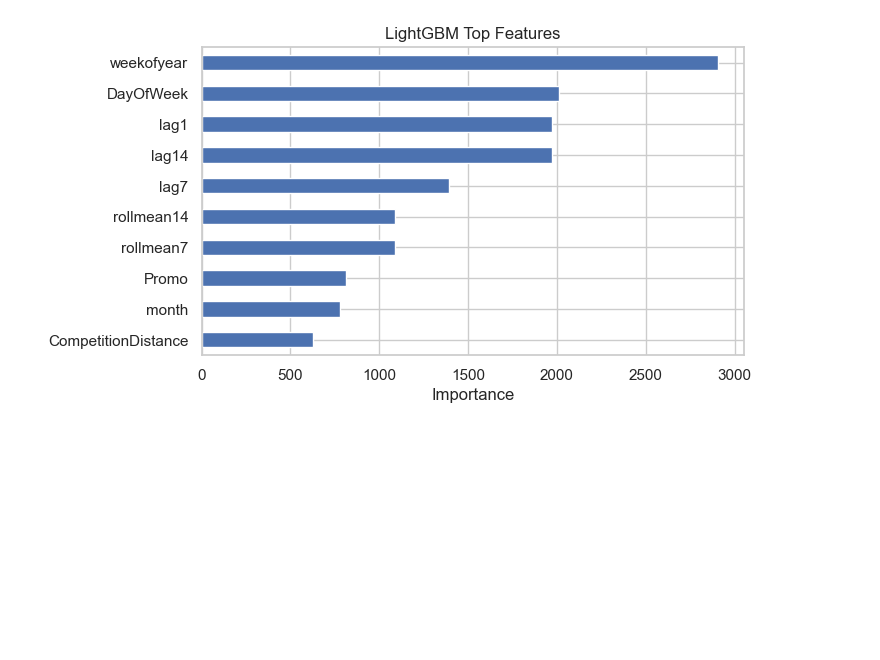
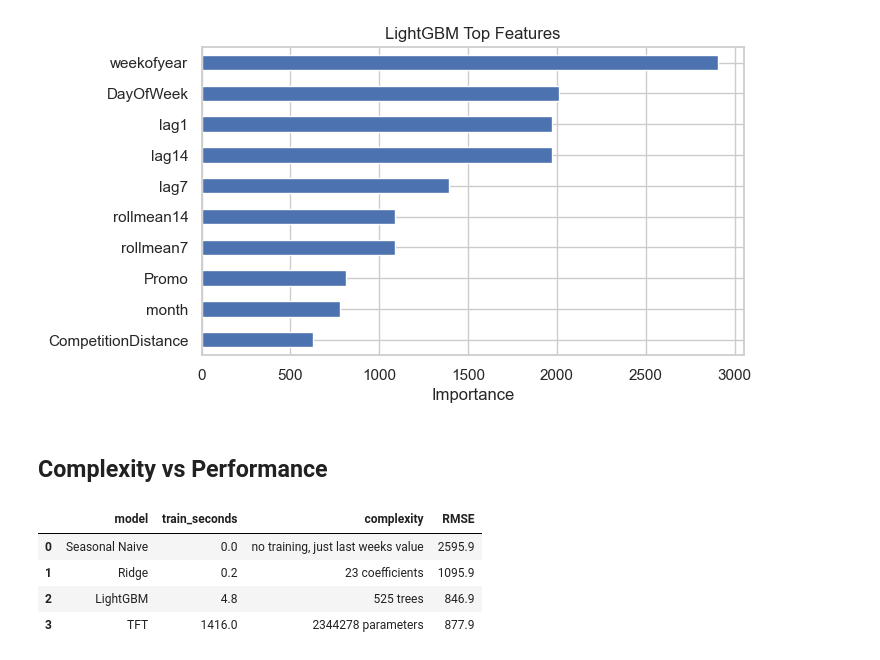
Before and after one commit to sam-ensafi/retail-sales-forecasting-rossmann, a Jupyter notebook: notebooks/results.ipynb, the cells around one changed output. Saved outputs shown, nothing was run; the diff lists cells and outputs as text; code cells hidden in the pictures; blank space fills up the shorter version.

Commit message:
complexity vs performance

```diff
--- a/notebooks/results.ipynb
+++ b/notebooks/results.ipynb
@@ -166,3 +166,14 @@ plt.xlabel("Importance")
 plt.show()
 # %% [output]
 [figure]
+# %% [markdown]
+## Complexity vs Performance
+# %%
+cx = runtimes.merge(test.reset_index()[["model","RMSE"]], on='model')
+cx
+# %% [output]
+|  | model | train_seconds | complexity | RMSE |
+| 0 | Seasonal Naive | 0.0 | no training, just last weeks value | 2595.9 |
+| 1 | Ridge | 0.2 | 23 coefficients | 1095.9 |
+| 2 | LightGBM | 4.8 | 525 trees | 846.9 |
+| 3 | TFT | 1416.0 | 2344278 parameters | 877.9 |
```
Also changed, not shown: parts of 2 cells of this notebook.
